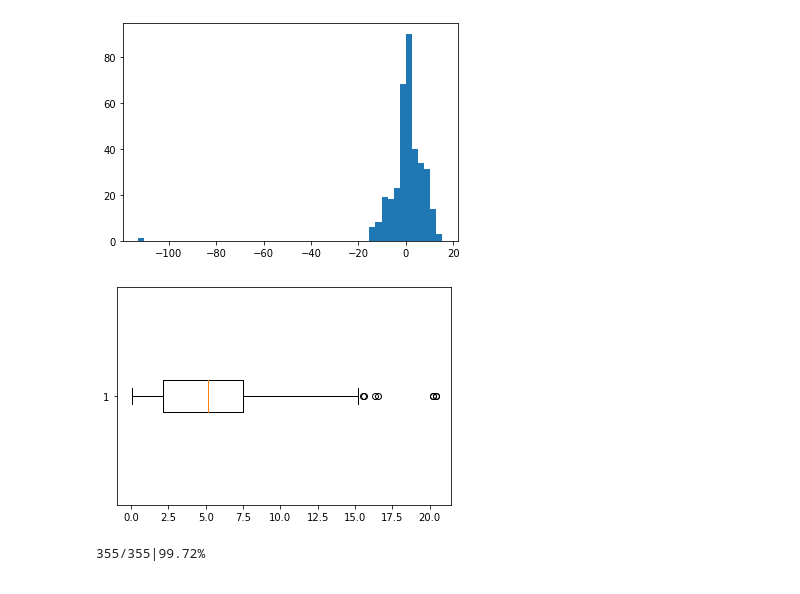
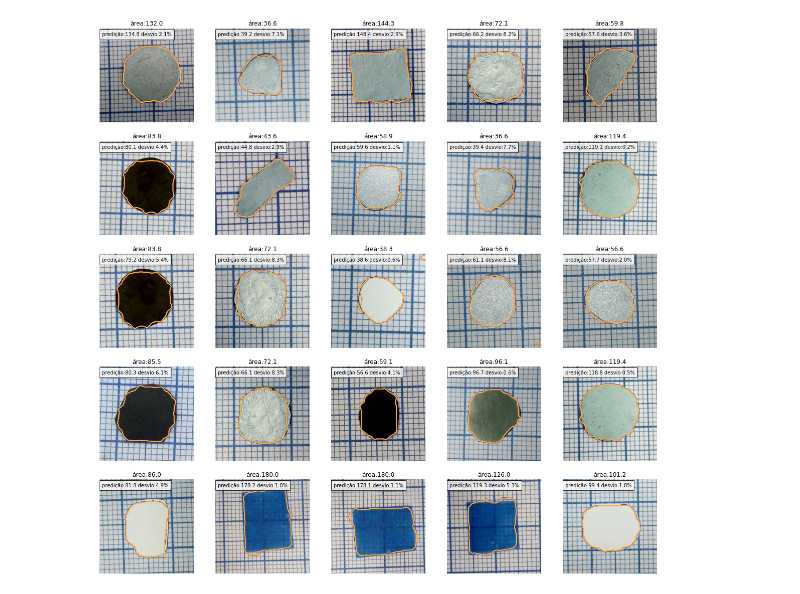
Before and after one commit to JairoSSantos/PAC-project, a Jupyter notebook: cnn/tests.ipynb, the cells around one changed output. Drawn from its saved outputs; the diff is of its cells as text; code cells hidden in the pictures.

```diff
--- a/cnn/tests.ipynb
+++ b/cnn/tests.ipynb
@@ -91,10 +74,0 @@ plt.show()
-# %%
-plt.hist(dss.error, bins=50)
-plt.show()
-# %% [output]
-[figure, removed]
-# %%
-plt.boxplot(dss.error_rel[dss.error_rel < 100], vert=False)
-plt.show()
-# %% [output]
-[figure, removed]
@@ -110,53 +77,57 @@ from skimage.morphology import disk
 # %%
-#edge = EdgeBlur(15, 5, 15, 1, 5)
-#gabor = FourierGabor(5, 5, 5)
+n = 5
+r = 5
+fig, axs = plt.subplots(r, n, figsize=(4*n, 4*r))
+axs = axs.flatten()
 
-predict = {
-    #'EdgeBlur':[],
-    #'EdgeBlur_error':[],
-    'FourierGabor':[],
-    'FourierGabor_error':[]
-}
-total = len(DS)
-for i, filename in enumerate(DS.filename):
-    image = get(filename)
-
-    '''with warnings.catch_warnings():
-        warnings.simplefilter("ignore")
-        area, error = edge.predict(image)
-        predict['EdgeBlur'].append(area)
-        predict['EdgeBlur_error'].append(error)
-    area, error = gabor.predict(image)
-    predict['FourierGabor'].append(area)
-    predict['FourierGabor_error'].append(error)'''
+for i, (image, name) in enumerate(zip(*random_images(r*n, names=True))):
+    #print(name, end=', ')
 
     img = rgb2gray(image)
 
     _, angles, _ = hough_line_peaks(*hough_line(canny(img), np.linspace(-np.pi/2, np.pi/2, 500)))
     slopes = np.degrees(angles + np.pi/2)
     slope_values = np.unique(slopes)
     probs = np.array([np.sum(slopes == val)/len(slopes) for val in slope_values])
     img_slope = slope_values[probs == probs.max()][0]
     img = rotate(img, img_slope, mode='reflect')
 
     Fx = np.apply_along_axis(pixel_scale_1d, 0, image)
     Fy = np.apply_along_axis(pixel_scale_1d, 1, image)
     fx, fy = np.median(Fx[Fx > 0.025]), np.median(Fy[Fy > 0.025])
+    std_fx, std_fy = np.std(Fx[Fx > 0.025]), np.std(Fy[Fy > 0.025])
 
-    xreal, ximag = gabor(img, fx, 0)
-    yreal, yimag = gabor(img, fy, np.pi/2)
-    #filtered = nd.minimum_filter(xreal**2 + ximag**2 + yreal**2 + yimag**2, (10, 10))
-    filtered = nd.median_filter(nd.minimum_filter(xreal**2 + ximag**2 + yreal**2 + yimag**2, footprint=disk(5)), footprint=disk(5))
+    #imgrr = rgb2gray(rgb2hsv(rotate(image, img_slope, mode='reflect')))
+    xreal, ximag = gabor(img, fx, 0, n_stds=3)
+    yreal, yimag = gabor(img, fy, np.pi/2, n_stds=3)
+    filtered = np.sqrt(xreal**2 + ximag**2) + np.sqrt(yreal**2 + yimag**2)
 
-    mask = filtered < threshold_triangle(filtered, nbins=50)
-    #mask = filtered < threshold_minimum(filtered)
-    mask = nd.binary_opening(mask, iterations=15)
-    #mask = nd.binary_closing(mask, iterations=10)
-    mask = nd.binary_dilation(mask, iterations=1)
-    #mask = rotate(mask, -img_slope)
+    #filtered = nd.minimum_filter(filtered, footprint=disk(5))
+    #filtered = nd.median_filter(filtered, footprint=disk(5))
 
-    predict['FourierGabor'].append(np.sum(mask)*fx*fy)
+    mask = filtered < threshold_kmeans(filtered) #threshold_isodata(filtered, nbins=100)
+    mask = nd.binary_opening(mask, iterations=6)
+    #mask = nd.binary_closing(mask, iterations=4)
+    mask = nd.binary_dilation(mask, iterations=2)
+    mask = rotate(mask, -img_slope)
 
-    print(f'{i+1}/{total}|{(i/total*100):.2f}%', end='\r')
+    axs[i].imshow(image)
+    axs[i].contour(mask, cmap='plasma')
+
+    area = float(DS.loc[DS.filename == name].area)
+    area_pixel = np.sum(mask)
+    predict = area_pixel*fx*fy
+    error = np.sqrt(
+        (area_pixel*fy*std_fx)**2 +
+        (area_pixel*fx*std_fy)**2
+    )
+
+    axs[i].set_title(f'área:{area:.1f}')
+    axs[i].text(6, 20, 'predição:{p:.1f} desvio:{d:.1f}%'.format(p=predict, d=(np.abs(area-predict)/area*100)),
+               bbox={'facecolor': 'white', 'alpha': 0.8, 'pad': 5})
+    axs[i].axis('off')
+    #axs[i].legend()
+
+plt.show()
 # %% [output]
-355/355|99.72%
+[figure, added]
```
Also changed, not shown: parts of 18 cells of this notebook, 9 other files.
